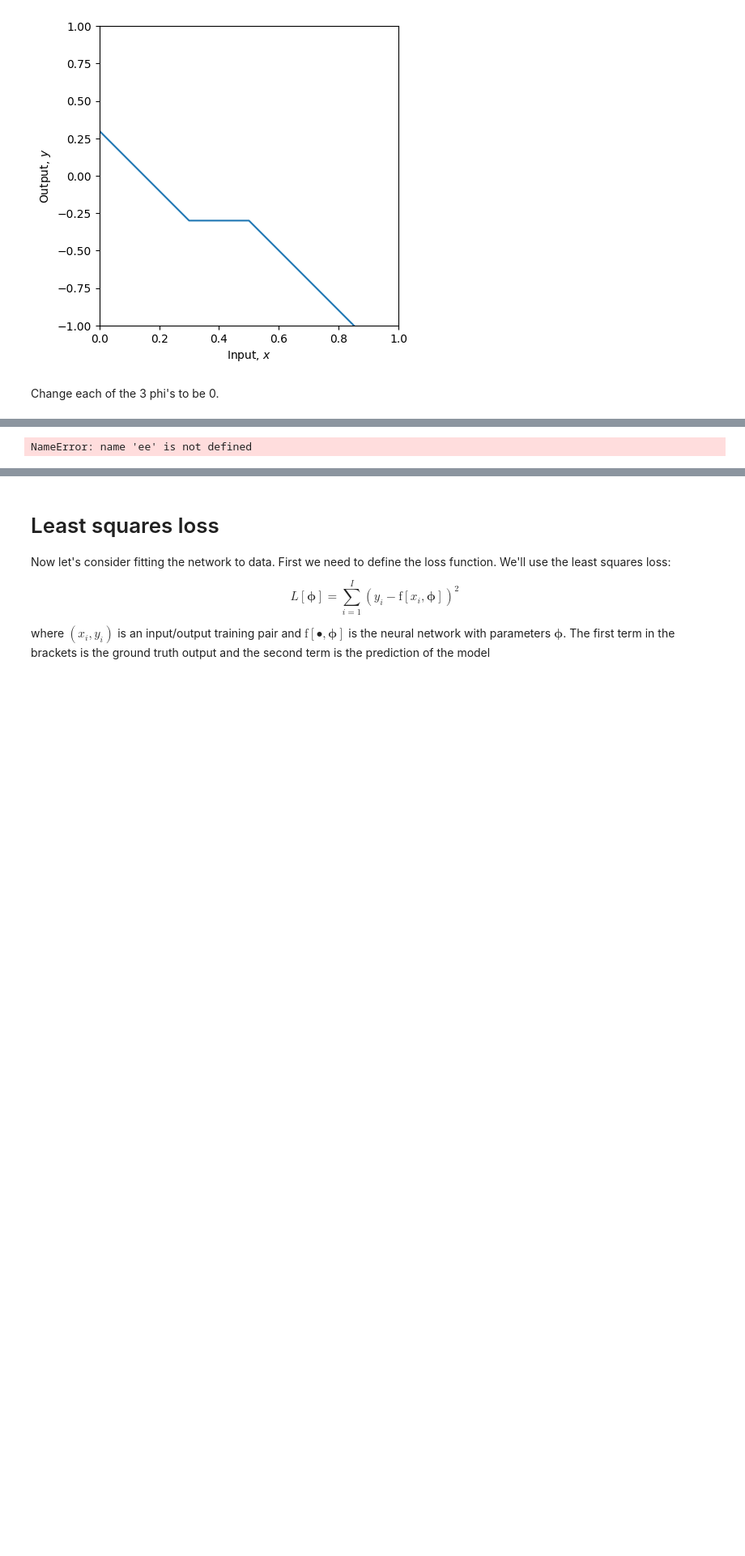
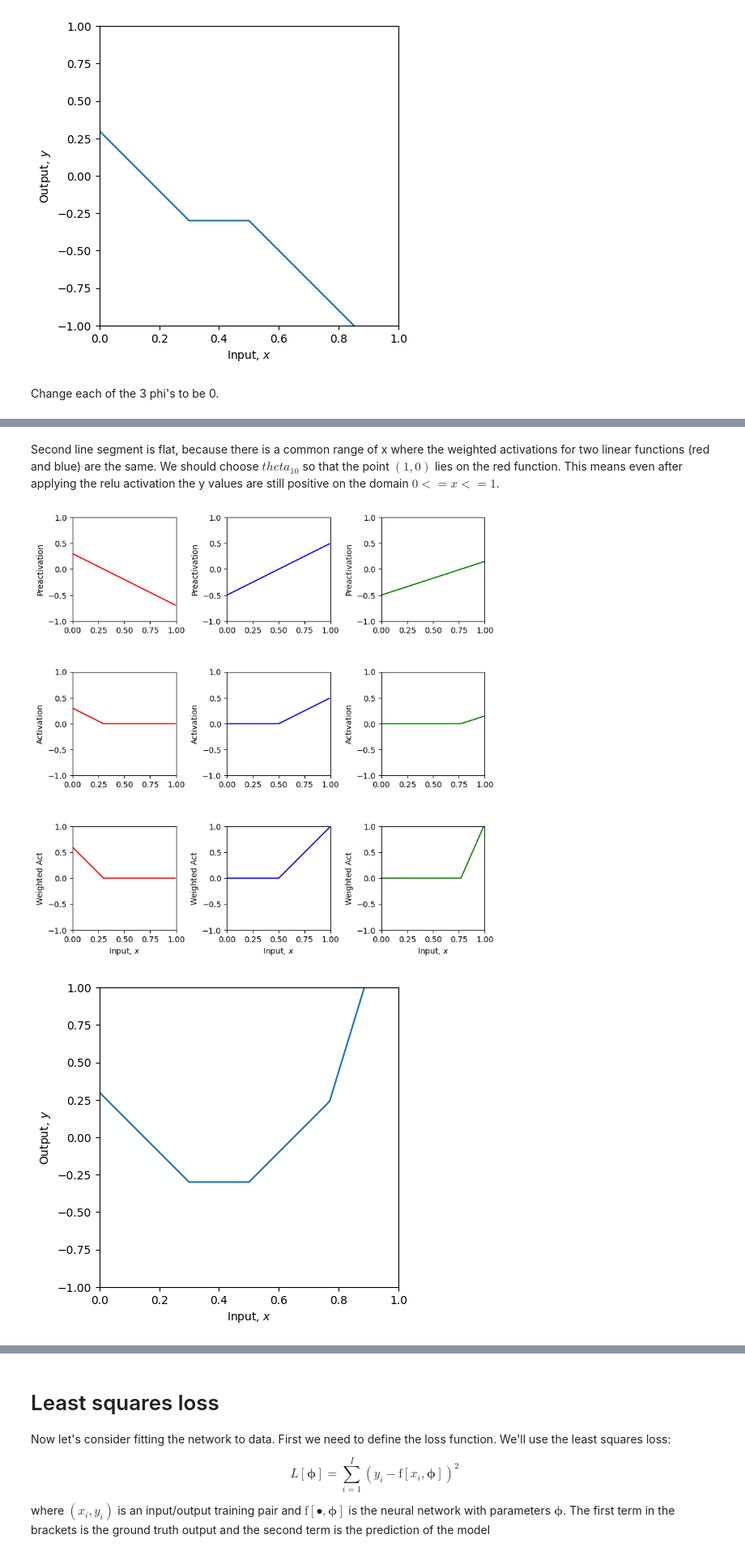
Before and after one commit to amanichopra/understanding-deep-learning-textbook-exercises, a Jupyter notebook: 3_1_Shallow_Networks_I.ipynb, the cells around one changed output, grey strips where cells are left out. Shown at 81% size. Drawn from its saved outputs; the diff is of its cells as text; code cells hidden in the pictures; blank space fills up the shorter version.

```diff
--- a/3_1_Shallow_Networks_I.ipynb
+++ b/3_1_Shallow_Networks_I.ipynb
@@ -288,24 +288,21 @@ plot_neural(x, y, pre_1, pre_2, pre_3, act_1, act_2, act_3, w_act_1, w_act_2, w_
+# %% [markdown]
+Second line segment is flat, because there is a common range of x where the weighted activations for two linear functions (red and blue) are the same. We should choose $theta_{10}$ so that the point $(1, 0)$ lies on the red function. This means even after applying the relu activation the y values are still positive on the domain $0<=x<=1$.
 # %%
-ee
-
-# 7. What do you predict would happen if you multiply theta_20 and theta21 by 0.5, and phi_2 by 2.0?
-# Check if you are correct.
-
 # 8. What do you predict would happen if you multiply theta_20 and theta21 by -0.5, and phi_2 by -2.0?
 # Check if you are correct.
-
 theta_10 =  0.3 ; theta_11 = -1.0
-theta_20 = -1.0  ; theta_21 = -2.0
+theta_20 = -1.0*0.5  ; theta_21 = 2.0*0.5
 theta_30 = -0.5  ; theta_31 = 0.65
-phi_0 = -0.3; phi_1 = 2.0; phi_2 = -1.0; phi_3 = 7.0
+phi_0 = -0.3; phi_1 = 2.0; phi_2 = -1.0*-2; phi_3 = 7.0
 
 # Define a range of input values
 x = np.arange(0,1,0.01)
 
 # We run the neural network for each of these input values
 y, pre_1, pre_2, pre_3, act_1, act_2, act_3, w_act_1, w_act_2, w_act_3 = \
     shallow_1_1_3(x, ReLU, phi_0,phi_1,phi_2,phi_3, theta_10, theta_11, theta_20, theta_21, theta_30, theta_31)
 # And then plot it
 plot_neural(x, y, pre_1, pre_2, pre_3, act_1, act_2, act_3, w_act_1, w_act_2, w_act_3, plot_all=True)
 # %% [output]
-NameError: name 'ee' is not defined
+[figure, added]
+[figure, added]
```
Also changed, not shown: parts of 11 cells of this notebook.
